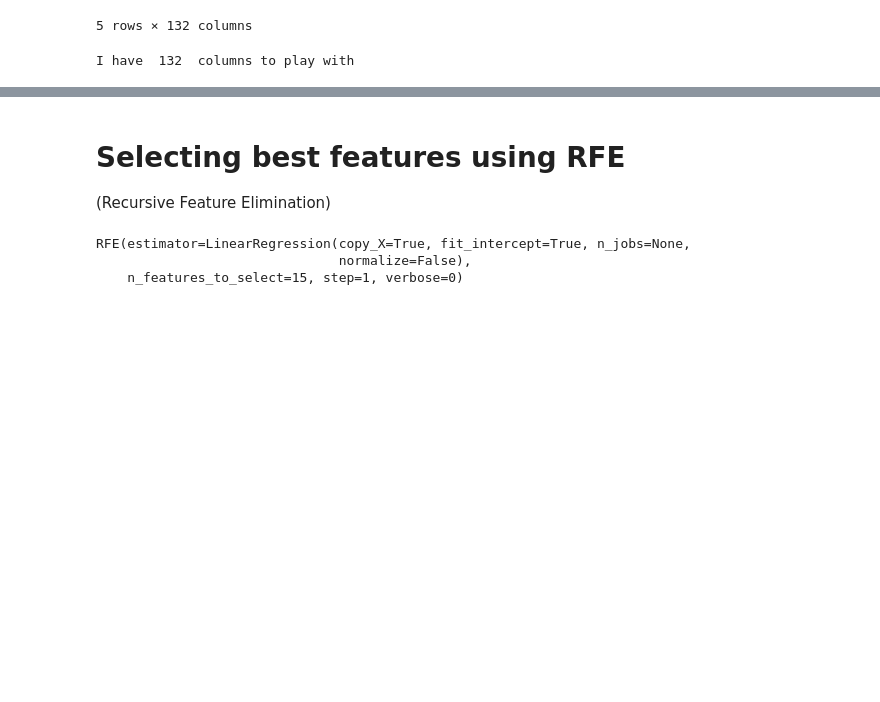
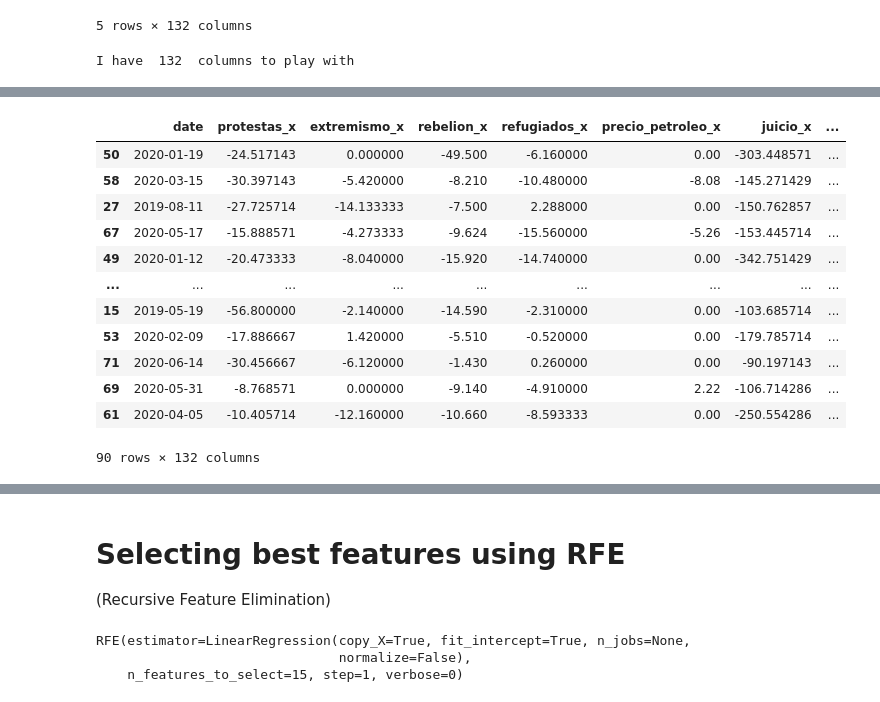
Before and after one commit to albertovpd/automated_ML_regression, a Jupyter notebook: how_to-3-ml_regression.ipynb, the cells around one changed output, grey strips where cells are left out. Cells and saved outputs as stored; diff of their text form; code cells hidden in the pictures; blank space fills up the shorter version.

```diff
--- a/how_to-3-ml_regression.ipynb
+++ b/how_to-3-ml_regression.ipynb
@@ -33,0 +40,17 @@ I have  132  columns to play with
+# %%
+df_shuffled= df.head(-4).sample(frac=1)
+df_shuffled
+# %% [output]
+|  | date | protestas_x | extremismo_x | rebelion_x | refugiados_x | precio_petroleo_x | juicio_x | ... |
+| 50 | 2020-01-19 | -24.517143 | 0.000000 | -49.500 | -6.160000 | 0.00 | -303.448571 | ... |
+| 58 | 2020-03-15 | -30.397143 | -5.420000 | -8.210 | -10.480000 | -8.08 | -145.271429 | ... |
+| 27 | 2019-08-11 | -27.725714 | -14.133333 | -7.500 | 2.288000 | 0.00 | -150.762857 | ... |
+| 67 | 2020-05-17 | -15.888571 | -4.273333 | -9.624 | -15.560000 | -5.26 | -153.445714 | ... |
+| 49 | 2020-01-12 | -20.473333 | -8.040000 | -15.920 | -14.740000 | 0.00 | -342.751429 | ... |
+| ... | ... | ... | ... | ... | ... | ... | ... | ... |
+| 15 | 2019-05-19 | -56.800000 | -2.140000 | -14.590 | -2.310000 | 0.00 | -103.685714 | ... |
+| 53 | 2020-02-09 | -17.886667 | 1.420000 | -5.510 | -0.520000 | 0.00 | -179.785714 | ... |
+| 71 | 2020-06-14 | -30.456667 | -6.120000 | -1.430 | 0.260000 | 0.00 | -90.197143 | ... |
+| 69 | 2020-05-31 | -8.768571 | 0.000000 | -9.140 | -4.910000 | 2.22 | -106.714286 | ... |
+| 61 | 2020-04-05 | -10.405714 | -12.160000 | -10.660 | -8.593333 | 0.00 | -250.554286 | ... |
+90 rows × 132 columns
```
Also changed, not shown: parts of 15 cells of this notebook.
